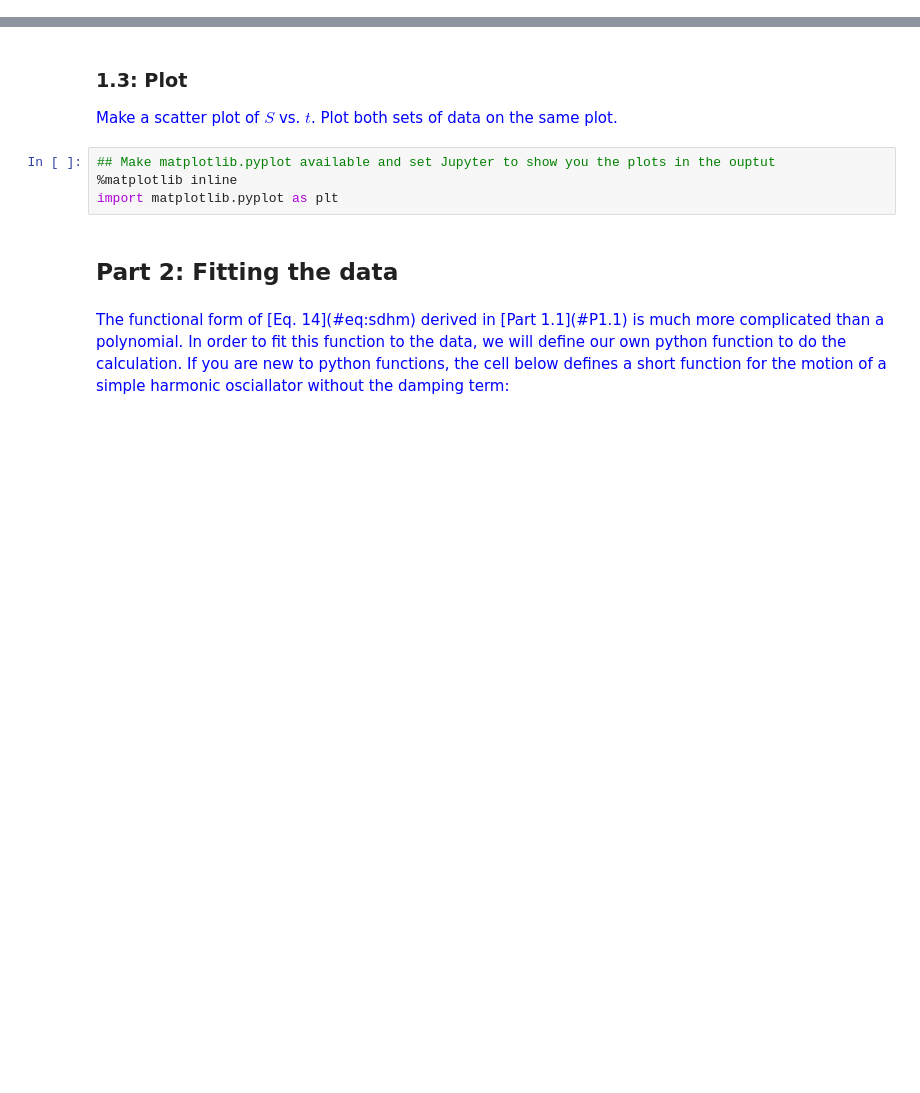
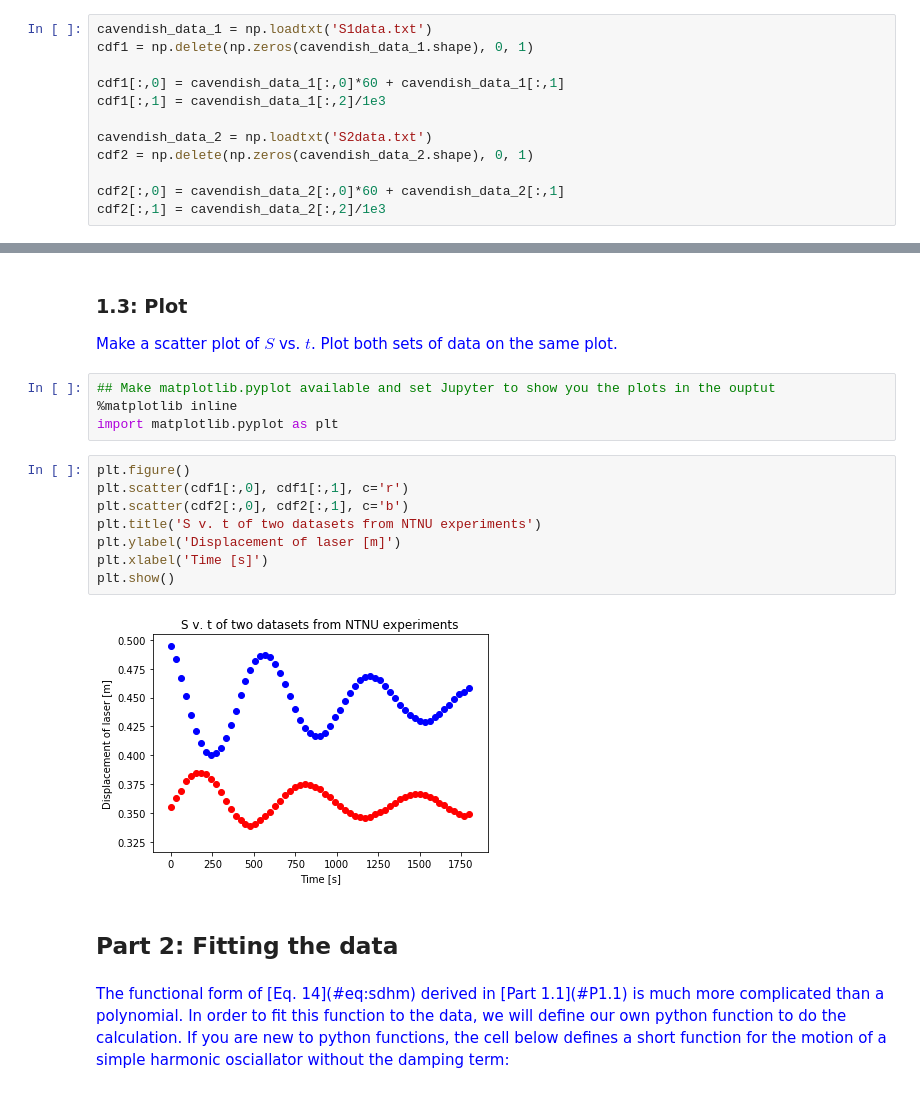
Before and after one commit to Allan-Perez/pysicslab, a Jupyter notebook: python/S1_PythonDataAnalysisCavendishGravity_Script.ipynb, the cells around one changed output, grey strips where cells are left out. Saved outputs shown, nothing was run; the diff lists cells and outputs as text; blank space fills up the shorter version.

```diff
--- a/python/S1_PythonDataAnalysisCavendishGravity_Script.ipynb
+++ b/python/S1_PythonDataAnalysisCavendishGravity_Script.ipynb
@@ -200,3 +227,15 @@ For each data set, create two arrays, one with the time values in seconds, the o
 # %%
 ## Always remember that packages must be imported before use
 import numpy as np
+# %%
+cavendish_data_1 = np.loadtxt('S1data.txt')
+cdf1 = np.delete(np.zeros(cavendish_data_1.shape), 0, 1)
+
+cdf1[:,0] = cavendish_data_1[:,0]*60 + cavendish_data_1[:,1]
+cdf1[:,1] = cavendish_data_1[:,2]/1e3
+
+cavendish_data_2 = np.loadtxt('S2data.txt')
+cdf2 = np.delete(np.zeros(cavendish_data_2.shape), 0, 1)
+
+cdf2[:,0] = cavendish_data_2[:,0]*60 + cavendish_data_2[:,1]
+cdf2[:,1] = cavendish_data_2[:,2]/1e3
@@ -209,6 +259,16 @@ Plot both sets of data on the same plot.</p>
 ## Make matplotlib.pyplot available and set Jupyter to show you the plots in the ouptut
 %matplotlib inline
 import matplotlib.pyplot as plt
+# %%
+plt.figure()
+plt.scatter(cdf1[:,0], cdf1[:,1], c='r')
+plt.scatter(cdf2[:,0], cdf2[:,1], c='b')
+plt.title('S v. t of two datasets from NTNU experiments')
+plt.ylabel('Displacement of laser [m]')
+plt.xlabel('Time [s]')
+plt.show()
+# %% [output]
+[figure, added]
 # %% [markdown]
 ## Part 2:  Fitting the data
 # %% [markdown]
```
Also changed, not shown: parts of 16 cells of this notebook.
